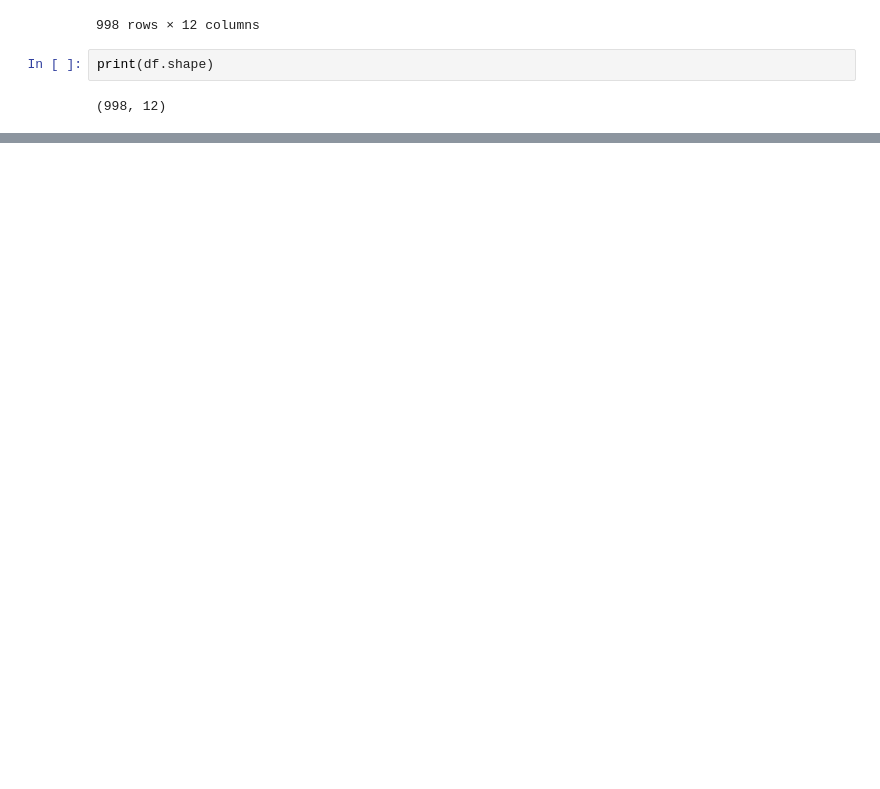
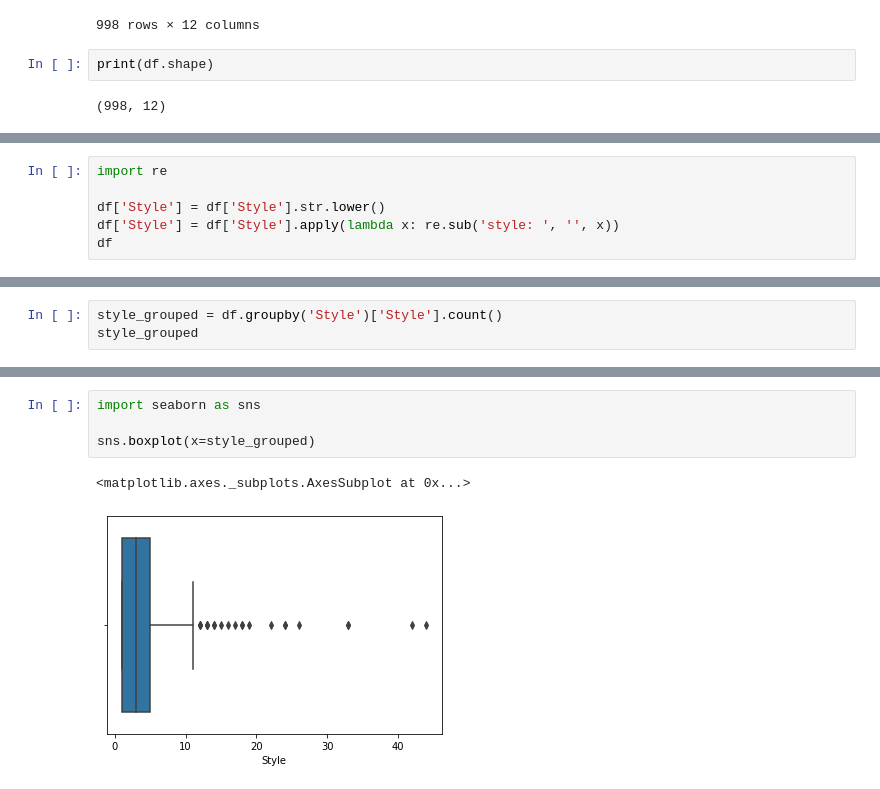
Before and after one commit to timcolussi/beer_reviews_webscraping_proj, a Jupyter notebook: Beer_reviews.ipynb, the cells around one changed output, grey strips where cells are left out. Drawn from its saved outputs; the diff is of its cells as text; blank space fills up the shorter version.

```diff
--- a/Beer_reviews.ipynb
+++ b/Beer_reviews.ipynb
@@ -28,0 +41,6 @@ df.tail(75)
+# %%
+import re
+
+df['Style'] = df['Style'].str.lower()
+df['Style'] = df['Style'].apply(lambda x: re.sub('style: ', '', x))
+df
@@ -28,0 +85,3 @@ df.tail(75)
+# %%
+style_grouped = df.groupby('Style')['Style'].count()
+style_grouped
@@ -28,0 +138,7 @@ df.tail(75)
+# %%
+import seaborn as sns
+
+sns.boxplot(x=style_grouped)
+# %% [output]
+<matplotlib.axes._subplots.AxesSubplot at 0x...>
+[figure, added]
```
Also changed, not shown: parts of 18 cells of this notebook, 1 other file.
